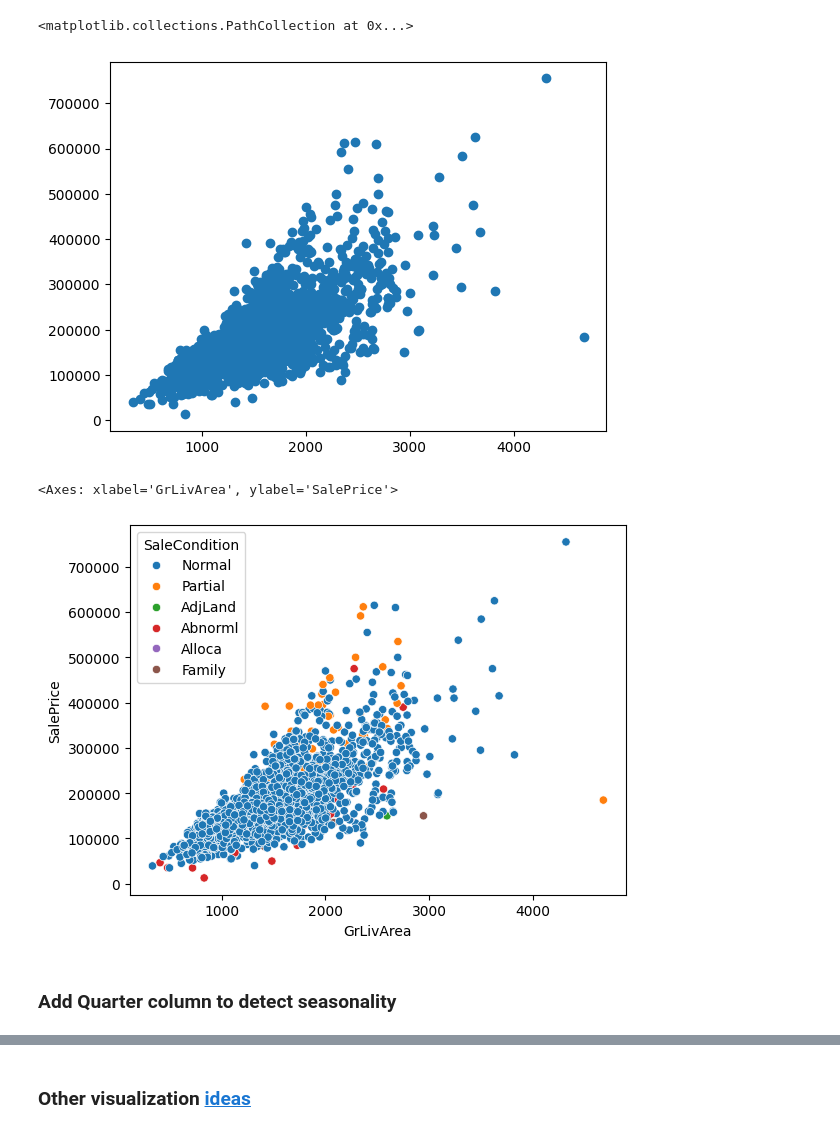
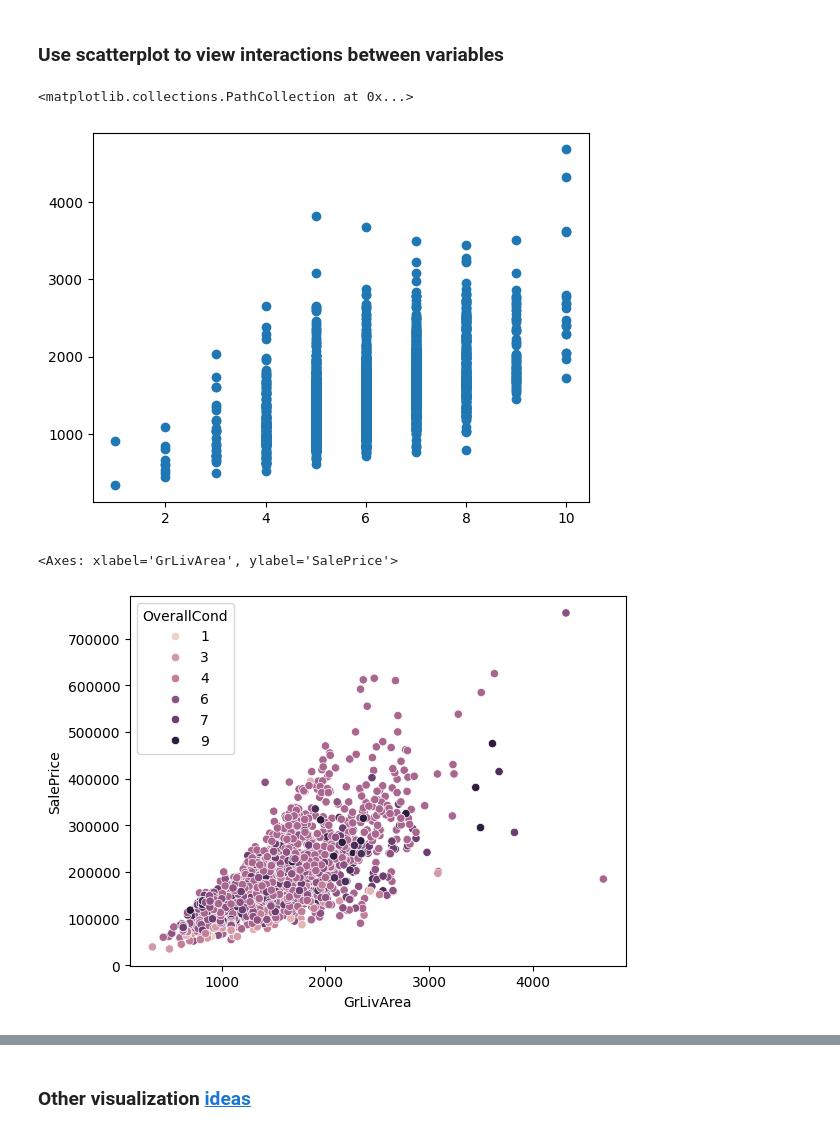
Before and after one commit to erinnyy/Ames_ML_Project, a Jupyter notebook: EDA.ipynb, the cells around one changed output, grey strips where cells are left out. Drawn from its saved outputs; the diff is of its cells as text; code cells hidden in the pictures.

```diff
--- a/EDA.ipynb
+++ b/EDA.ipynb
@@ -5,6 +5,6 @@ import matplotlib.pyplot as plt
 import seaborn as sns
 %matplotlib inline
 # %%
-housing = pd.read_csv('Ames_HousePrice.csv', index_col=0)
-housing.shape
+df = pd.read_csv('housing_clean.csv', index_col=0)
+df.shape
 # %% [output]
@@ -31,12 +317,12 @@ plt.show()
+# %% [markdown]
+### Use scatterplot to view interactions between variables
 # %%
-plt.scatter(housing.GrLivArea, housing.SalePrice)
+plt.scatter(df.OverallQual, df.GrLivArea)
 # %% [output]
 <matplotlib.collections.PathCollection at 0x...>
-[figure, old version]
+[figure, new version]
 # %%
-sns.scatterplot(data=housing, x='GrLivArea', y='SalePrice', hue='SaleCondition')
+sns.scatterplot(data=df, x='GrLivArea', y='SalePrice', hue='OverallCond')
 # %% [output]
 <Axes: xlabel='GrLivArea', ylabel='SalePrice'>
-[figure, old version]
+[figure, new version]
-# %% [markdown]
-### Add Quarter column to detect seasonality
```
Also changed, not shown: parts of 29 cells of this notebook.
